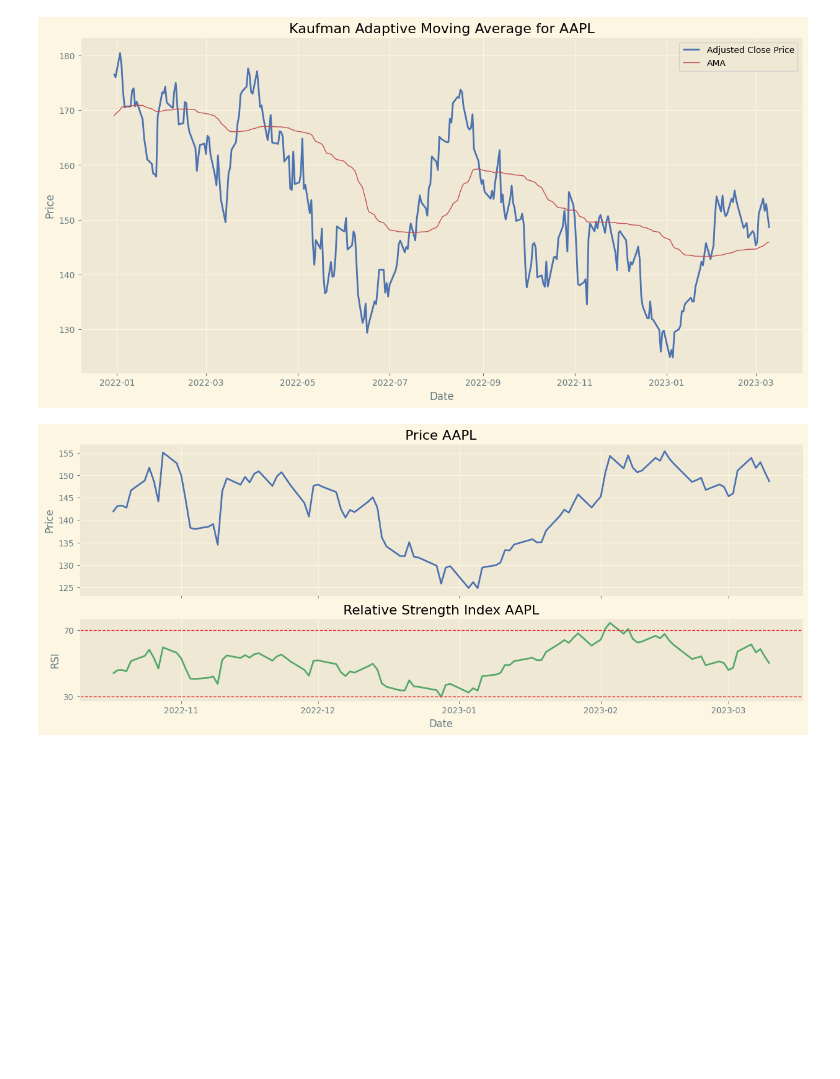
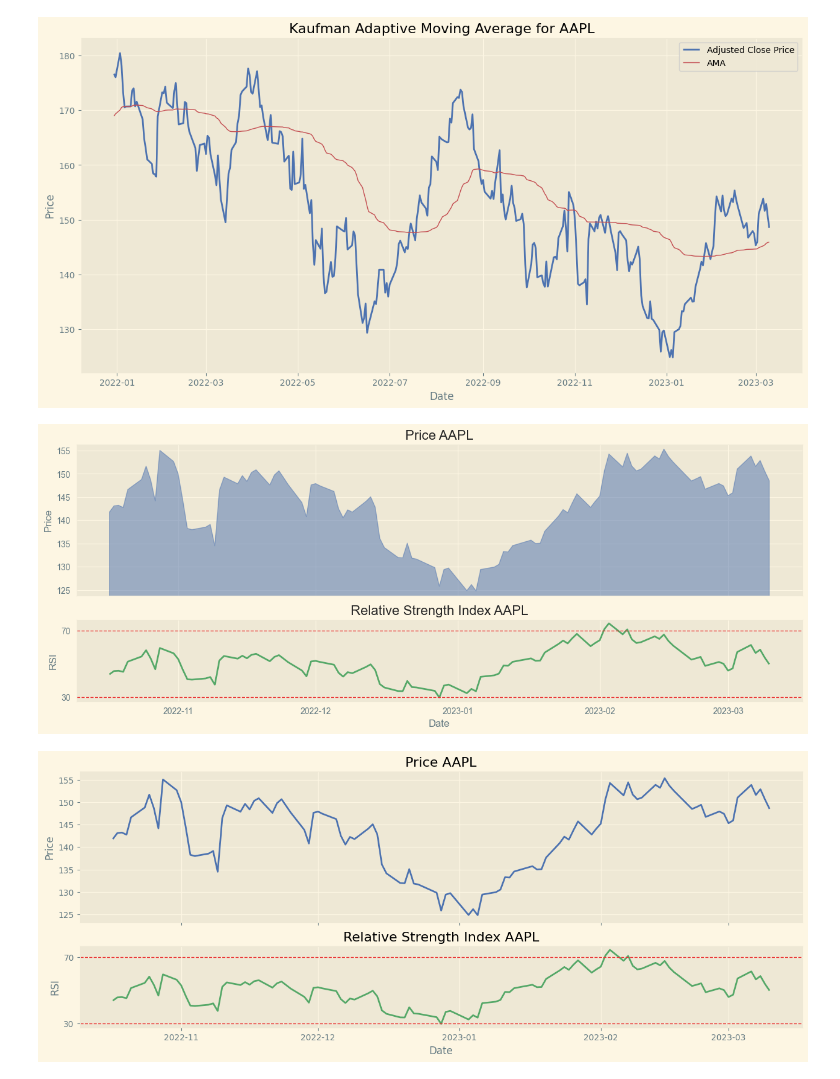
Before and after one commit to Folongton/Stock-Analysis, a Jupyter notebook: P1-Indicators-Chart-Analysis/P1-Chart-Analysis.ipynb, the cells around one changed output. Saved outputs shown, nothing was run; the diff lists cells and outputs as text; code cells hidden in the pictures; blank space fills up the shorter version.

Commit message:
Indicator Plots

```diff
--- a/P1-Indicators-Chart-Analysis/P1-Chart-Analysis.ipynb
+++ b/P1-Indicators-Chart-Analysis/P1-Chart-Analysis.ipynb
@@ -494,6 +495,10 @@ _= Ind.calc_plot_WMA(df, stock_name='AAPL',window=20, plot=True, plot_days_back=
 _= Ind.calc_plot_AMA(df, stock_name='AAPL', window=50, plot=True, plot_days_back=300)
 # %% [output]
 [figure]
+# %%
+_= Ind.calc_plot_RSI(df, stock_name='AAPL', window=14, plot=True, plot_days_back=100)
+# %% [output]
+[figure, added]
 # %%
 _= Ind.calc_plot_RSI(df, stock_name='AAPL',window=14, plot=True, plot_days_back=100)
 # %% [output]
```
Also changed, not shown: parts of 1 cell of this notebook, 1 other file.
